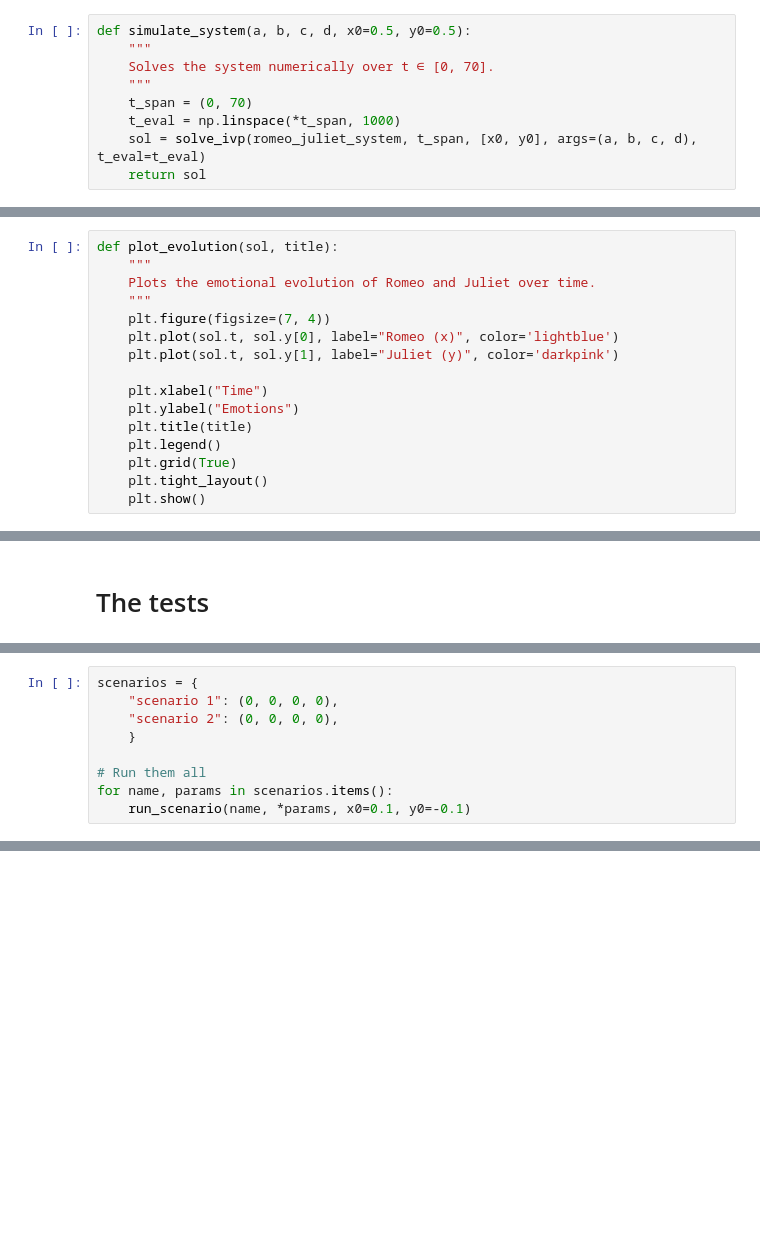
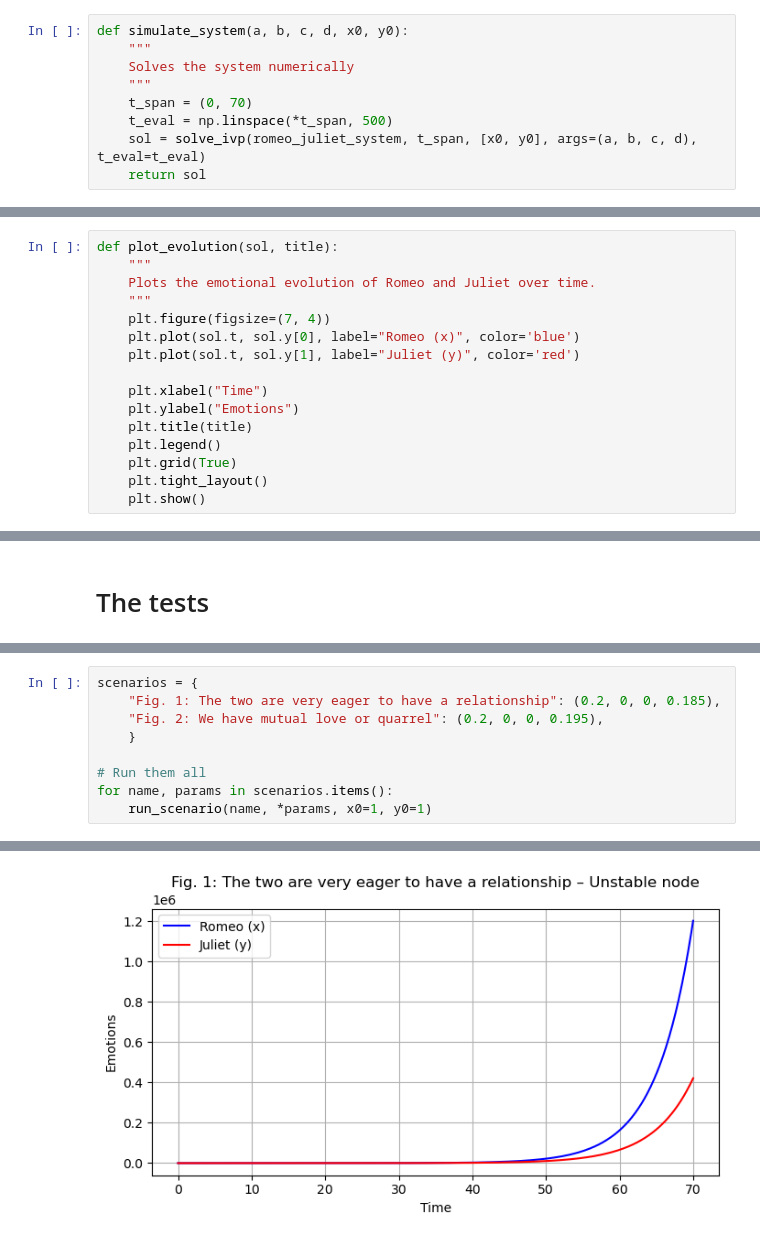
Before and after one commit to leaponsi/Psycho-Affective_Stability, a Jupyter notebook: mathmodelingproject.ipynb, the cells around one changed output, grey strips where cells are left out. Drawn from its saved outputs; the diff is of its cells as text; blank space fills up the shorter version.

Commit message:
Plot fig 1 and fig 2

```diff
--- a/mathmodelingproject.ipynb
+++ b/mathmodelingproject.ipynb
@@ -53,12 +53,12 @@ def analyze_stability(a, b, c, d):
 # %% [markdown]
 ### Function to modelise/simulate
 # %%
-def simulate_system(a, b, c, d, x0=0.5, y0=0.5):
+def simulate_system(a, b, c, d, x0, y0):
     """
-    Solves the system numerically over t ∈ [0, 70].
+    Solves the system numerically
     """
     t_span = (0, 70)
-    t_eval = np.linspace(*t_span, 1000)
+    t_eval = np.linspace(*t_span, 500)
     sol = solve_ivp(romeo_juliet_system, t_span, [x0, y0], args=(a, b, c, d), t_eval=t_eval)
     return sol
 # %% [markdown]
@@ -69,8 +69,8 @@ def plot_evolution(sol, title):
     Plots the emotional evolution of Romeo and Juliet over time.
     """
     plt.figure(figsize=(7, 4))
-    plt.plot(sol.t, sol.y[0], label="Romeo (x)", color='lightblue')
-    plt.plot(sol.t, sol.y[1], label="Juliet (y)", color='darkpink')
+    plt.plot(sol.t, sol.y[0], label="Romeo (x)", color='blue')
+    plt.plot(sol.t, sol.y[1], label="Juliet (y)", color='red')
 
     plt.xlabel("Time")
     plt.ylabel("Emotions")
@@ -113,9 +121,10 @@ How to use it : copy and paste the following code :
 # %%
 scenarios = {
-    "scenario 1": (0, 0, 0, 0),
-    "scenario 2": (0, 0, 0, 0),
+    "Fig. 1: The two are very eager to have a relationship": (0.2, 0, 0, 0.185),
+    "Fig. 2: We have mutual love or quarrel": (0.2, 0, 0, 0.195),
     }
 
 # Run them all
 for name, params in scenarios.items():
-    run_scenario(name, *params, x0=0.1, y0=-0.1)
+    run_scenario(name, *params, x0=1, y0=1)
+# %% [output]
@@ -121,0 +142 @@ for name, params in scenarios.items():
+[figure, added]
```
Also changed, not shown: parts of 2 cells of this notebook.
